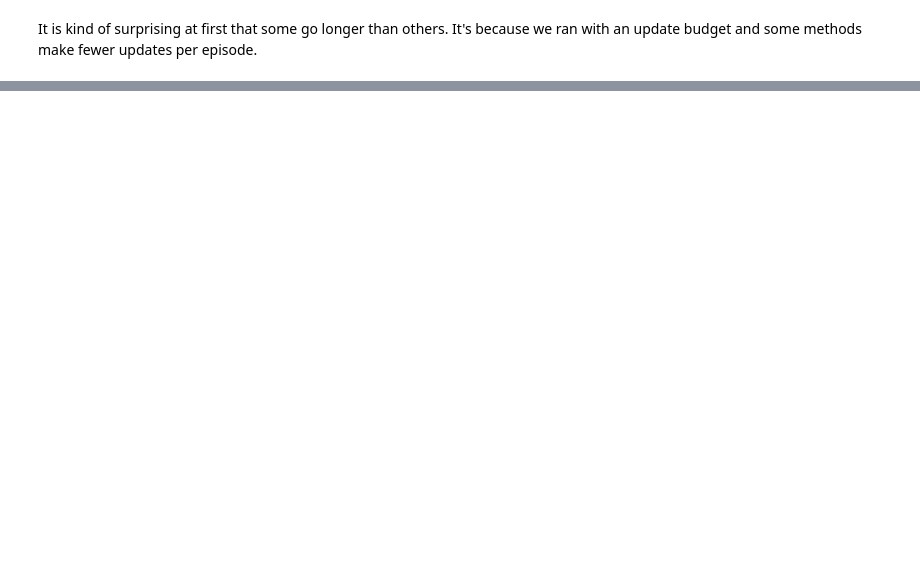
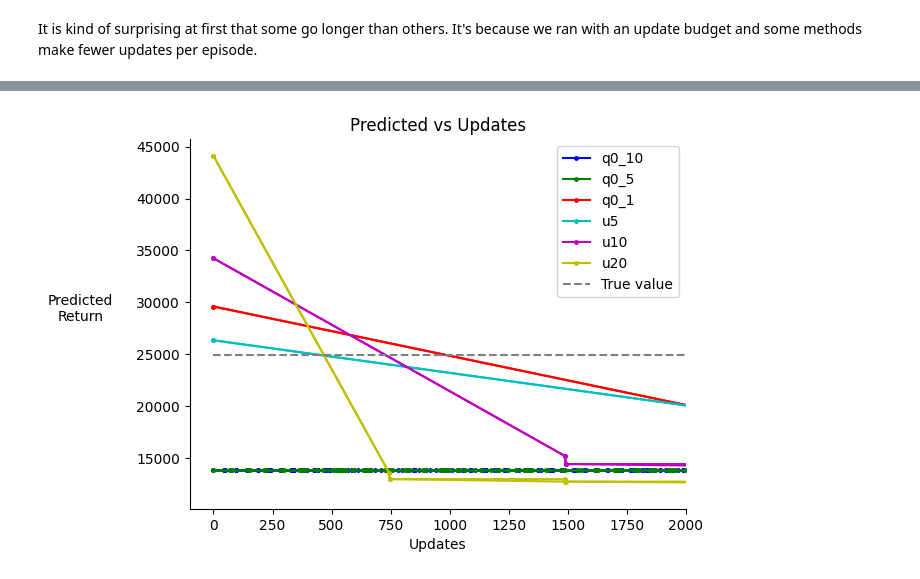
Before and after one commit to aa14k/adaptive_time, a Jupyter notebook: code/adaptive_time/notebooks/plot_eval_results.ipynb, the cells around one changed output, grey strips where cells are left out. Saved outputs shown, nothing was run; the diff lists cells and outputs as text; code cells hidden in the pictures; blank space fills up the shorter version.

```diff
--- a/code/adaptive_time/notebooks/plot_eval_results.ipynb
+++ b/code/adaptive_time/notebooks/plot_eval_results.ipynb
@@ -228,0 +271,33 @@ It is kind of surprising at first that some go longer than others. It's because
+# %%
+# Against updates.
+
+colors = ['b', 'g', 'r', 'c', 'm', 'y', 'k']
+
+tuples_of_x_y_labels_kwargs = []
+for i, (name, array_of_runs) in enumerate(results.items()):
+    for r_idx, data_for_run in enumerate(array_of_runs):
+        tuples_of_x_y_labels_kwargs.append((
+            data_for_run["total_pivots"][:-1],
+            data_for_run["predicted_returns_v"],
+            name if r_idx==0 else None,
+            # {"color": colors[i], "marker": ".", "linestyle": "None", "markersize": 5, "alpha": 0.8}
+            {"color": colors[i], "marker": ".", "linestyle": "-",
+             "markersize": 5, "alpha": 1.0}
+        ))
+
+ax = plot_stuff(
+    tuples_of_x_y_labels_kwargs, "Predicted vs Updates",
+    "Predicted\nReturn" ,False)
+
+min_x, max_x = ax.get_xlim()
+plt.hlines(
+    expected_return, 0, max_x,
+    colors='grey', linestyles='dashed',
+    label='True value')
+ax.legend()
+ax.set_xlim(-100, 2000)
+# ax.set_yscale('log')
+ax.set_xlabel('Updates')
+plt.show()
+# %% [output]
+[figure, added]
```
Also changed, not shown: parts of 7 cells of this notebook, 2 other files.
